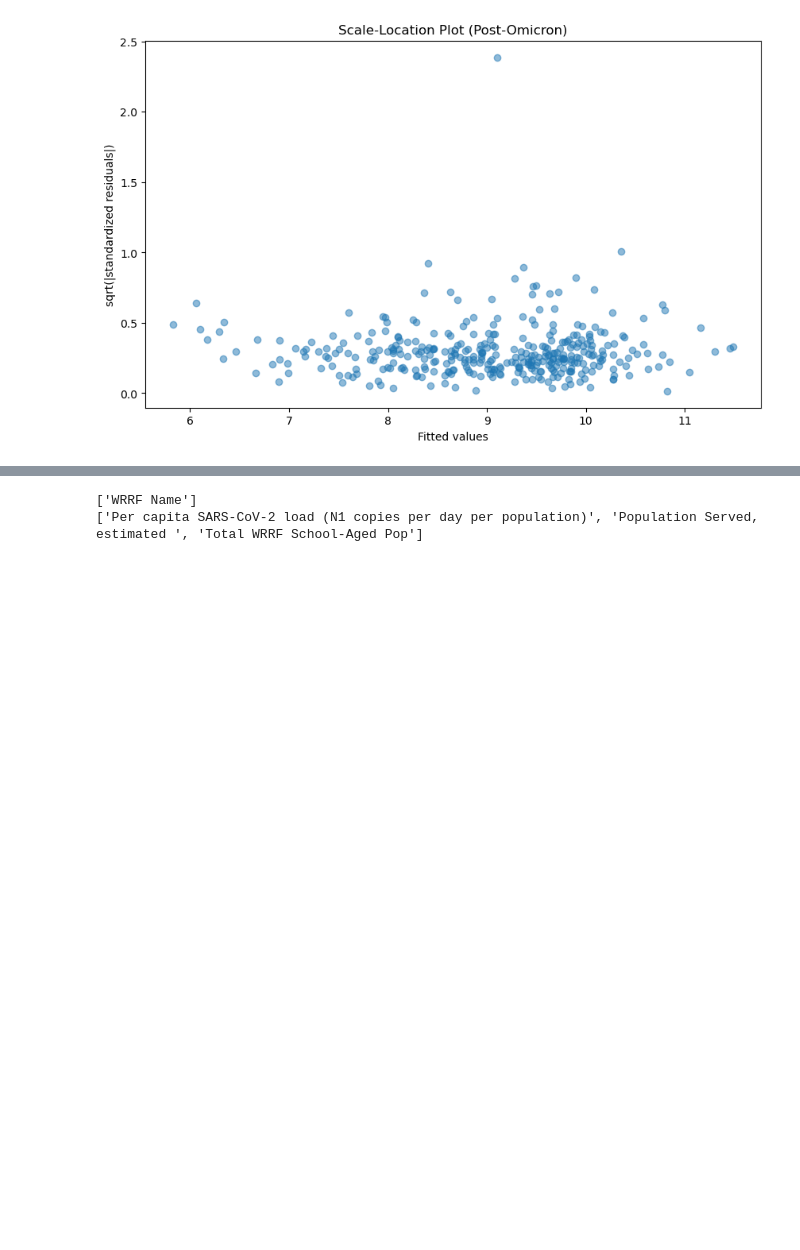
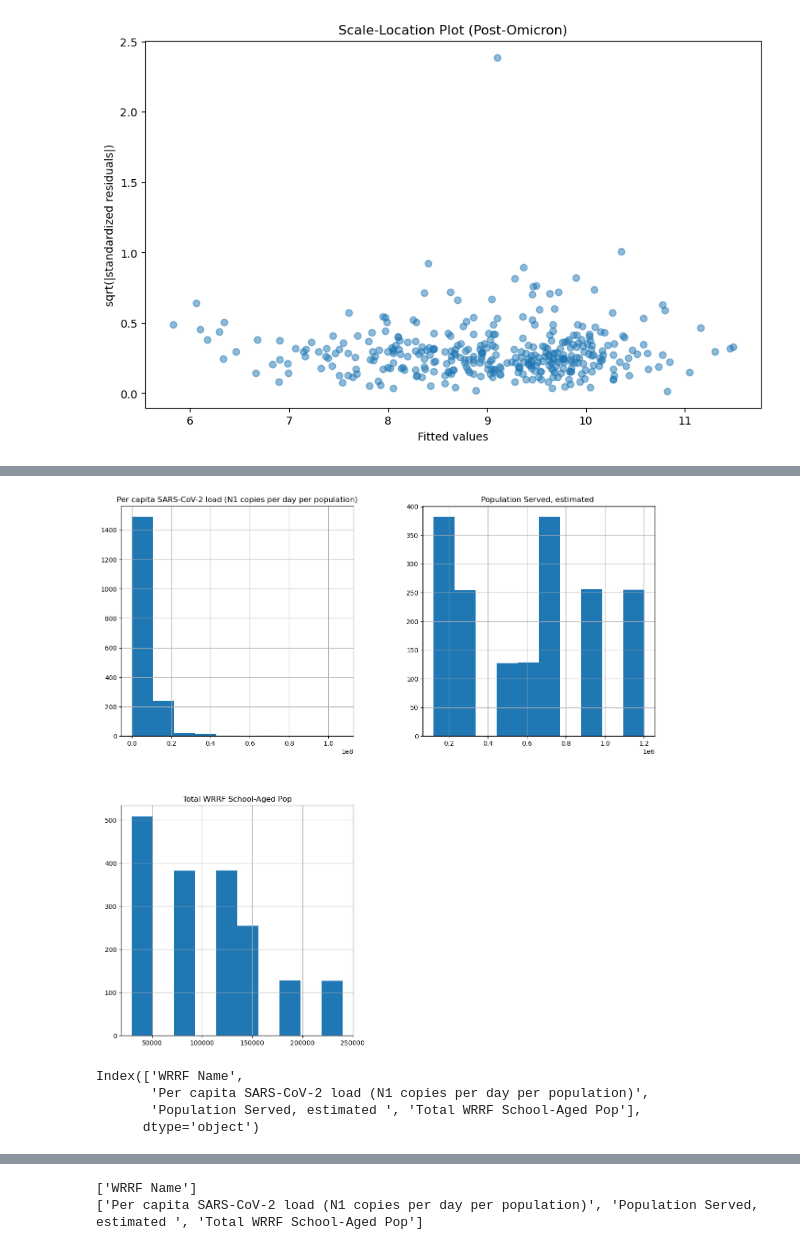
Before and after one commit to Lou-Hines/Covid_Wastewater_and_Schools, a Jupyter notebook: Regression_Modelling/Post-Omicron_EDA_and_Modelling.ipynb, the cells around one changed output, grey strips where cells are left out. Drawn from its saved outputs; the diff is of its cells as text; code cells hidden in the pictures; blank space fills up the shorter version.

```diff
--- a/Regression_Modelling/Post-Omicron_EDA_and_Modelling.ipynb
+++ b/Regression_Modelling/Post-Omicron_EDA_and_Modelling.ipynb
@@ -292,3 +290,18 @@ merged_df_post_omi.describe()
 | 50% | 9905.500000 | 5.035000e+06 | 6.823420e+05 | 117865.000000 |
 | 75% | 18320.500000 | 8.762500e+06 | 9.064420e+05 | 135396.000000 |
 | max | 194978.000000 | 1.072989e+08 | 1.201485e+06 | 240219.000000 |
+# %%
+# Let's visualize this some more. We didn't properly address outliers with pre-omicron features.
+copy = merged_df_post_omi.copy()
+copy.drop(columns=['Concentration SARS-CoV-2 gene target (N1 Copies/L) ', 'Sample Date'], inplace=True)
+copy.hist(figsize = (15,15))
+plt.show()
+# %% [output]
+[figure, added]
+# %%
+copy.columns
+# %% [output]
+Index(['WRRF Name',
+       'Per capita SARS-CoV-2 load (N1 copies per day per population)',
+       'Population Served, estimated ', 'Total WRRF School-Aged Pop'],
+      dtype='object')
```
Also changed, not shown: parts of 5 cells of this notebook, 1 other file.
